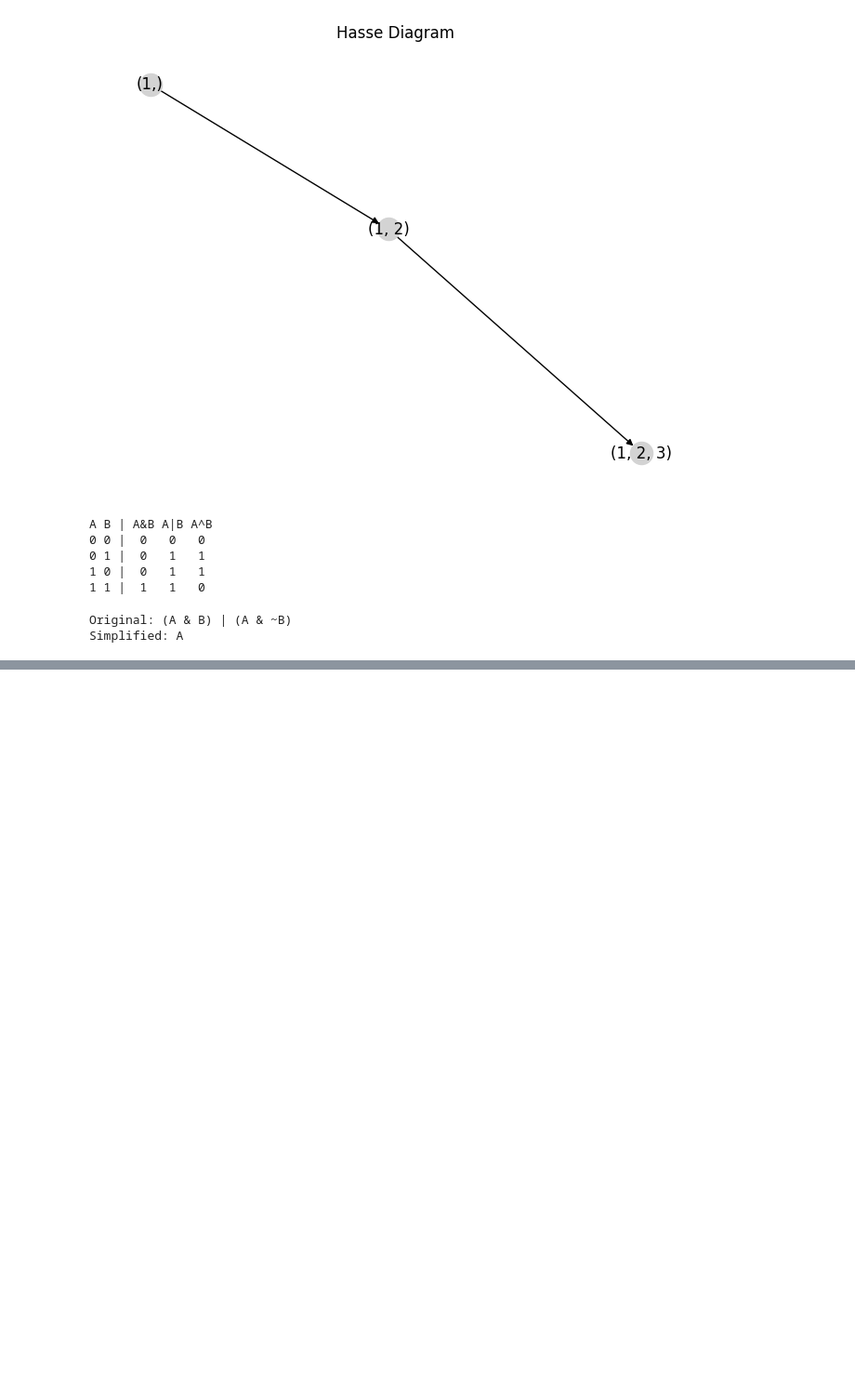
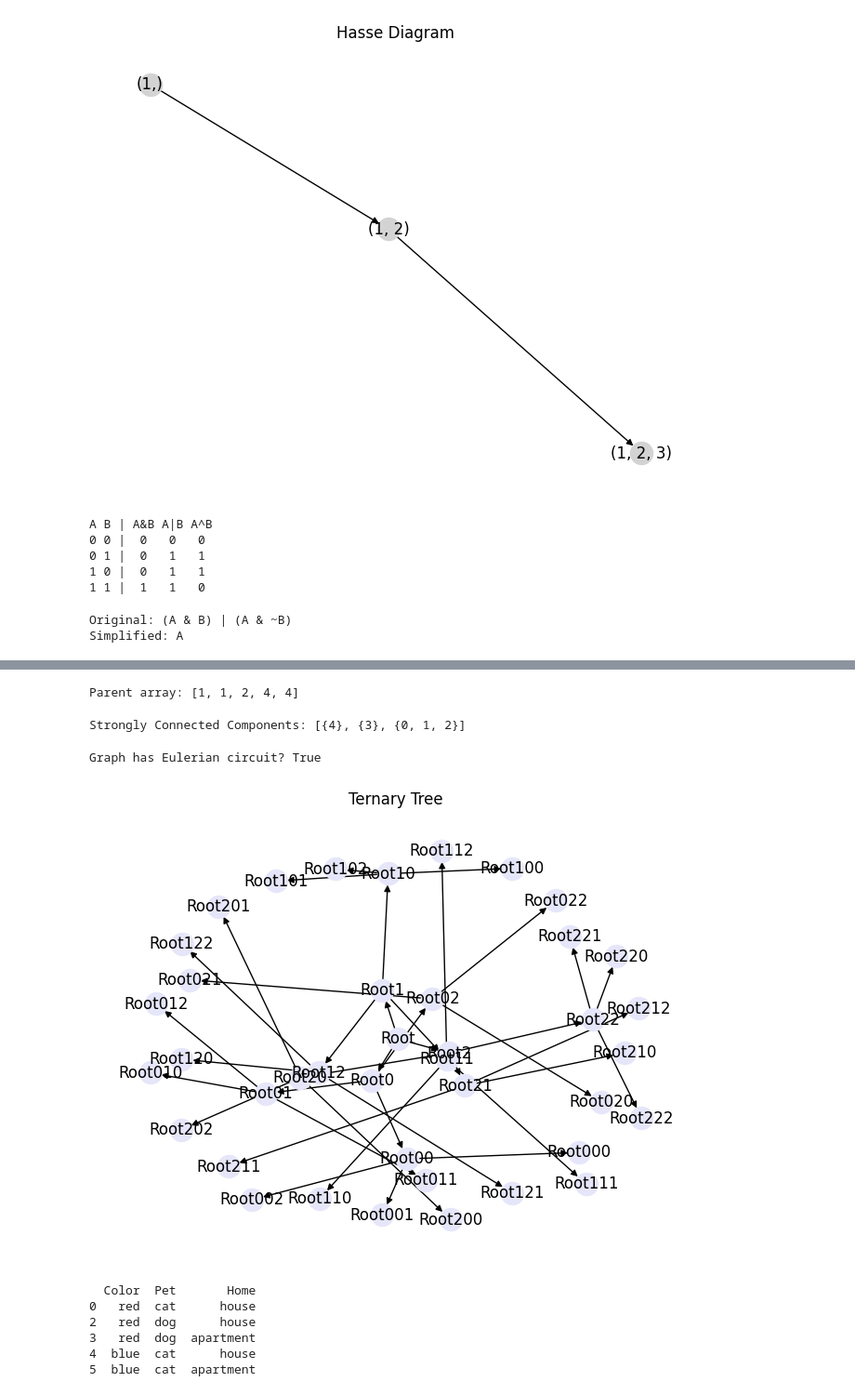
Before and after one commit to rmd360/machinelearningproject, a Jupyter notebook: Maths.ipynb, the cells around one changed output, grey strips where cells are left out. Shown at 93% size. Saved outputs shown, nothing was run; the diff lists cells and outputs as text; code cells hidden in the pictures; blank space fills up the shorter version.

```diff
--- a/Maths.ipynb
+++ b/Maths.ipynb
@@ -1403,0 +1426,68 @@ NameError: name 'nx' is not defined
+# %%
+class UnionFind:
+    def __init__(self, n):
+        self.parent = list(range(n))
+    def find(self, x):
+        if self.parent[x] != x:
+            self.parent[x] = self.find(self.parent[x])
+        return self.parent[x]
+    def union(self, x, y):
+        self.parent[self.find(x)] = self.find(y)
+
+uf = UnionFind(5)
+uf.union(0, 1)
+uf.union(3, 4)
+print("Parent array:", uf.parent)
+# %% [output]
+Parent array: [1, 1, 2, 4, 4]
+# %%
+G = nx.DiGraph()
+G.add_edges_from([(0,1), (1,2), (2,0), (1,3), (3,4)])
+
+scc = list(nx.strongly_connected_components(G))
+print("Strongly Connected Components:", scc)
+# %% [output]
+Strongly Connected Components: [{4}, {3}, {0, 1, 2}]
+# %%
+G = nx.cycle_graph(5)
+is_eulerian = nx.is_eulerian(G)
+print("Graph has Eulerian circuit?", is_eulerian)
+# %% [output]
+Graph has Eulerian circuit? True
+# %%
+def draw_ternary(G, node, depth):
+    if depth == 0:
+        return
+    for i in range(3):
+        child = f"{node}{i}"
+        G.add_edge(node, child)
+        draw_ternary(G, child, depth - 1)
+
+G = nx.DiGraph()
+draw_ternary(G, 'Root', 3)
+nx.draw(G, with_labels=True, node_color='lavender')
+plt.title("Ternary Tree")
+plt.show()
+# %% [output]
+[figure, added]
+# %%
+import pandas as pd
+from itertools import product
+
+colors = ['red', 'blue']
+animals = ['cat', 'dog']
+homes = ['house', 'apartment']
+
+combinations = list(product(colors, animals, homes))
+df = pd.DataFrame(combinations, columns=['Color', 'Pet', 'Home'])
+
+# Constraint: red cat can't live in apartment
+valid = df[~((df['Color'] == 'red') & (df['Pet'] == 'cat') & (df['Home'] == 'apartment'))]
+print(valid.head())
+# %% [output]
+  Color  Pet       Home
+0   red  cat      house
+2   red  dog      house
+3   red  dog  apartment
+4  blue  cat      house
+5  blue  cat  apartment
```
Also changed, not shown: parts of 2 cells of this notebook.
